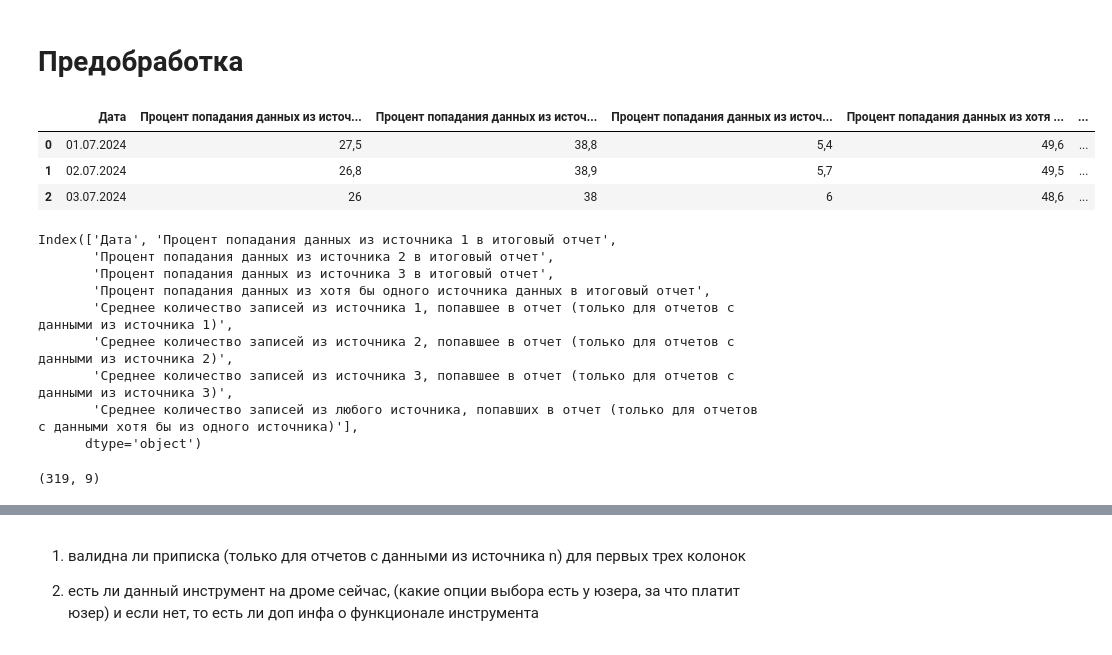
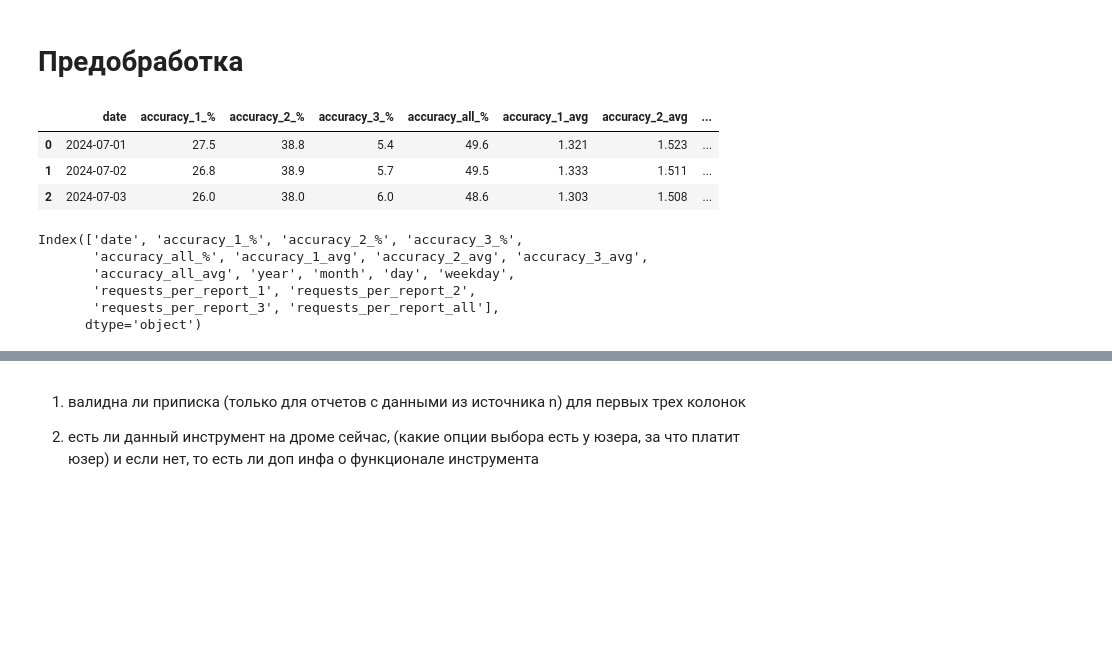
Before and after one commit to IAmSerepok/DataFromVariousSources, a Jupyter notebook: data_analysis.ipynb, the cells around one changed output, grey strips where cells are left out. Drawn from its saved outputs; the diff is of its cells as text; code cells hidden in the pictures; blank space fills up the shorter version.

Commit message:
Вынес подготовку данных в отдельный файл

```diff
--- a/data_analysis.ipynb
+++ b/data_analysis.ipynb
@@ -9,26 +9,19 @@ plt.style.use('dark_background')
 # %% [markdown]
 # Предобработка
 # %%
-df = pd.read_csv('data/autostory_data_example.csv', sep=';', encoding='cp1251')
+df = pd.read_csv('data/clean_data.csv')
 df.head(3)
 # %% [output]
-|  | Дата | Процент попадания данных из источ... | Процент попадания данных из источ... | Процент попадания данных из источ... | Процент попадания данных из хотя ... | ... |
-| 0 | 01.07.2024 | 27,5 | 38,8 | 5,4 | 49,6 | ... |
-| 1 | 02.07.2024 | 26,8 | 38,9 | 5,7 | 49,5 | ... |
-| 2 | 03.07.2024 | 26 | 38 | 6 | 48,6 | ... |
+|  | date | accuracy_1_% | accuracy_2_% | accuracy_3_% | accuracy_all_% | accuracy_1_avg | accuracy_2_avg | ... |
+| 0 | 2024-07-01 | 27.5 | 38.8 | 5.4 | 49.6 | 1.321 | 1.523 | ... |
+| 1 | 2024-07-02 | 26.8 | 38.9 | 5.7 | 49.5 | 1.333 | 1.511 | ... |
+| 2 | 2024-07-03 | 26.0 | 38.0 | 6.0 | 48.6 | 1.303 | 1.508 | ... |
 # %%
 df.columns
 # %% [output]
-Index(['Дата', 'Процент попадания данных из источника 1 в итоговый отчет',
-       'Процент попадания данных из источника 2 в итоговый отчет',
-       'Процент попадания данных из источника 3 в итоговый отчет',
-       'Процент попадания данных из хотя бы одного источника данных в итоговый отчет',
-       'Среднее количество записей из источника 1, попавшее в отчет (только для отчетов с данными из источника 1)',
-       'Среднее количество записей из источника 2, попавшее в отчет (только для отчетов с данными из источника 2)',
-       'Среднее количество записей из источника 3, попавшее в отчет (только для отчетов с данными из источника 3)',
-       'Среднее количество записей из любого источника, попавших в отчет (только для отчетов с данными хотя бы из одного источника)'],
+Index(['date', 'accuracy_1_%', 'accuracy_2_%', 'accuracy_3_%',
+       'accuracy_all_%', 'accuracy_1_avg', 'accuracy_2_avg', 'accuracy_3_avg',
+       'accuracy_all_avg', 'year', 'month', 'day', 'weekday',
+       'requests_per_report_1', 'requests_per_report_2',
+       'requests_per_report_3', 'requests_per_report_all'],
       dtype='object')
-# %%
-df.shape
-# %% [output]
-(319, 9)
```
Also changed, not shown: parts of 24 cells of this notebook, 1 other file.
